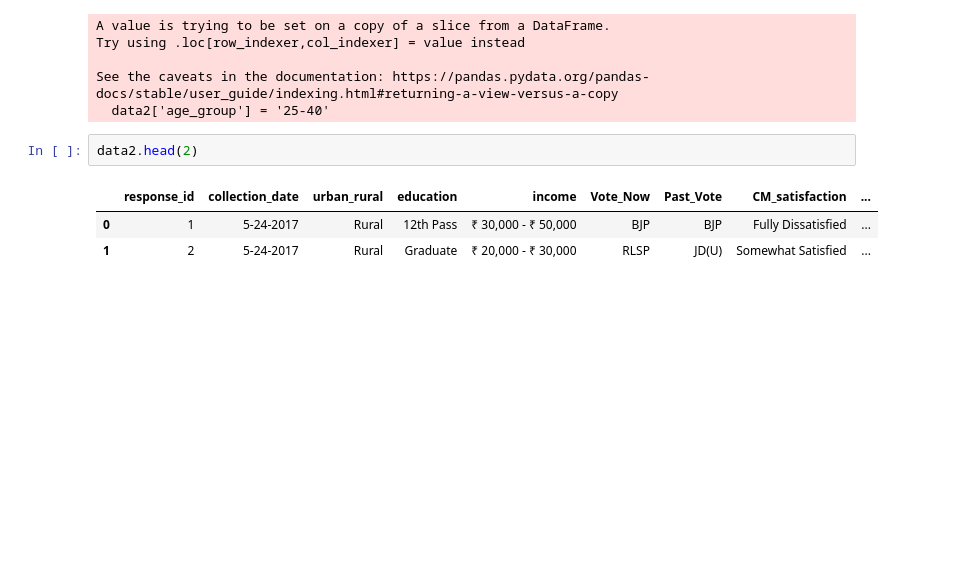
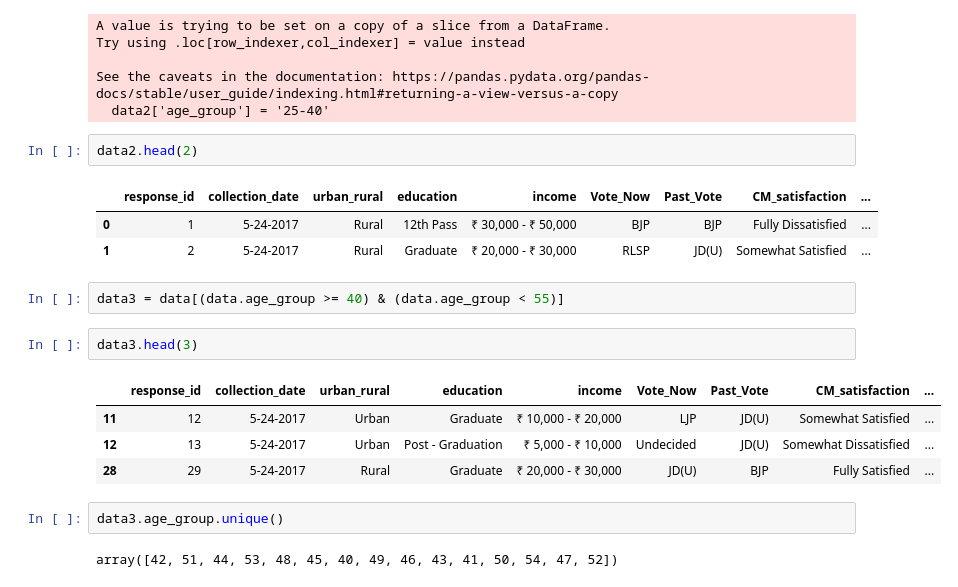
Before and after one commit to Rishiraj-singh7/Tech-interview-ques, a Jupyter notebook: main.ipynb, the cells around one changed output. Cells and saved outputs as stored; diff of their text form; blank space fills up the shorter version.

```diff
--- a/main.ipynb
+++ b/main.ipynb
@@ -275,3 +275,16 @@ data2.head(2)
 |  | response_id | collection_date | urban_rural | education | income | Vote_Now | Past_Vote | CM_satisfaction | ... |
 | 0 | 1 | 5-24-2017 | Rural | 12th Pass | ₹ 30,000 - ₹ 50,000 | BJP | BJP | Fully Dissatisfied | ... |
 | 1 | 2 | 5-24-2017 | Rural | Graduate | ₹ 20,000 - ₹ 30,000 | RLSP | JD(U) | Somewhat Satisfied | ... |
+# %%
+data3 = data[(data.age_group >= 40) & (data.age_group < 55)]
+# %%
+data3.head(3)
+# %% [output]
+|  | response_id | collection_date | urban_rural | education | income | Vote_Now | Past_Vote | CM_satisfaction | ... |
+| 11 | 12 | 5-24-2017 | Urban | Graduate | ₹ 10,000 - ₹ 20,000 | LJP | JD(U) | Somewhat Satisfied | ... |
+| 12 | 13 | 5-24-2017 | Urban | Post - Graduation | ₹ 5,000 - ₹ 10,000 | Undecided | JD(U) | Somewhat Dissatisfied | ... |
+| 28 | 29 | 5-24-2017 | Rural | Graduate | ₹ 20,000 - ₹ 30,000 | JD(U) | BJP | Fully Satisfied | ... |
+# %%
+data3.age_group.unique()
+# %% [output]
+array([42, 51, 44, 53, 48, 45, 40, 49, 46, 43, 41, 50, 54, 47, 52])
```
Also changed, not shown: parts of 11 cells of this notebook.
